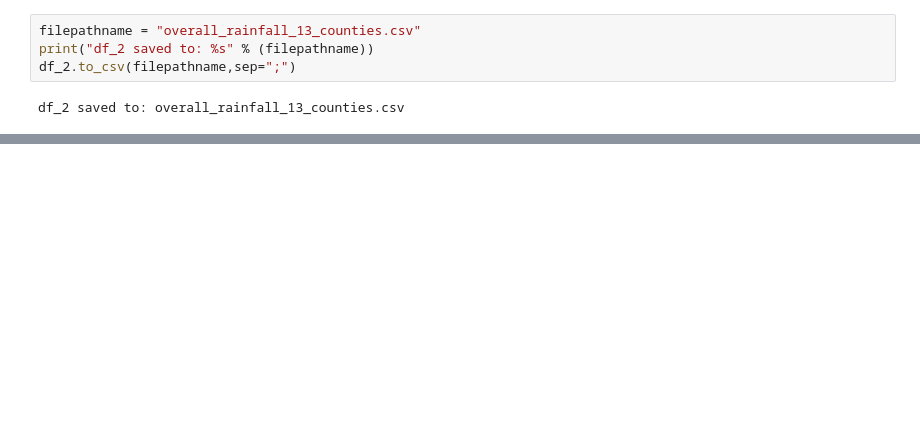
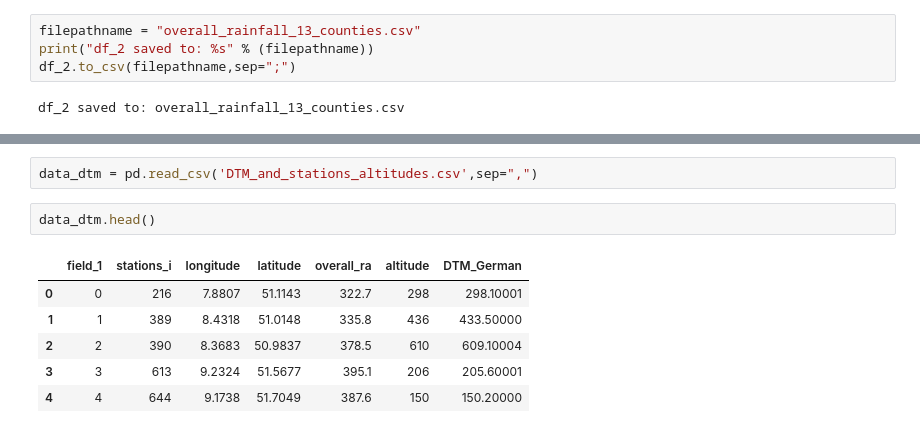
Before and after one commit to Shirvan1992/NDVI_analysis_NRW, a Jupyter notebook: python files/exercise_5.ipynb, the cells around one changed output, grey strips where cells are left out. Drawn from its saved outputs; the diff is of its cells as text; blank space fills up the shorter version.

```diff
--- a/python files/exercise_5.ipynb
+++ b/python files/exercise_5.ipynb
@@ -120,0 +141,11 @@ df_2 saved to: overall_rainfall_13_counties.csv
+# %%
+data_dtm = pd.read_csv('DTM_and_stations_altitudes.csv',sep=",")
+# %%
+data_dtm.head()
+# %% [output]
+|  | field_1 | stations_i | longitude | latitude | overall_ra | altitude | DTM_German |
+| 0 | 0 | 216 | 7.8807 | 51.1143 | 322.7 | 298 | 298.10001 |
+| 1 | 1 | 389 | 8.4318 | 51.0148 | 335.8 | 436 | 433.50000 |
+| 2 | 2 | 390 | 8.3683 | 50.9837 | 378.5 | 610 | 609.10004 |
+| 3 | 3 | 613 | 9.2324 | 51.5677 | 395.1 | 206 | 205.60001 |
+| 4 | 4 | 644 | 9.1738 | 51.7049 | 387.6 | 150 | 150.20000 |
```
Also changed, not shown: parts of 7 cells of this notebook.
